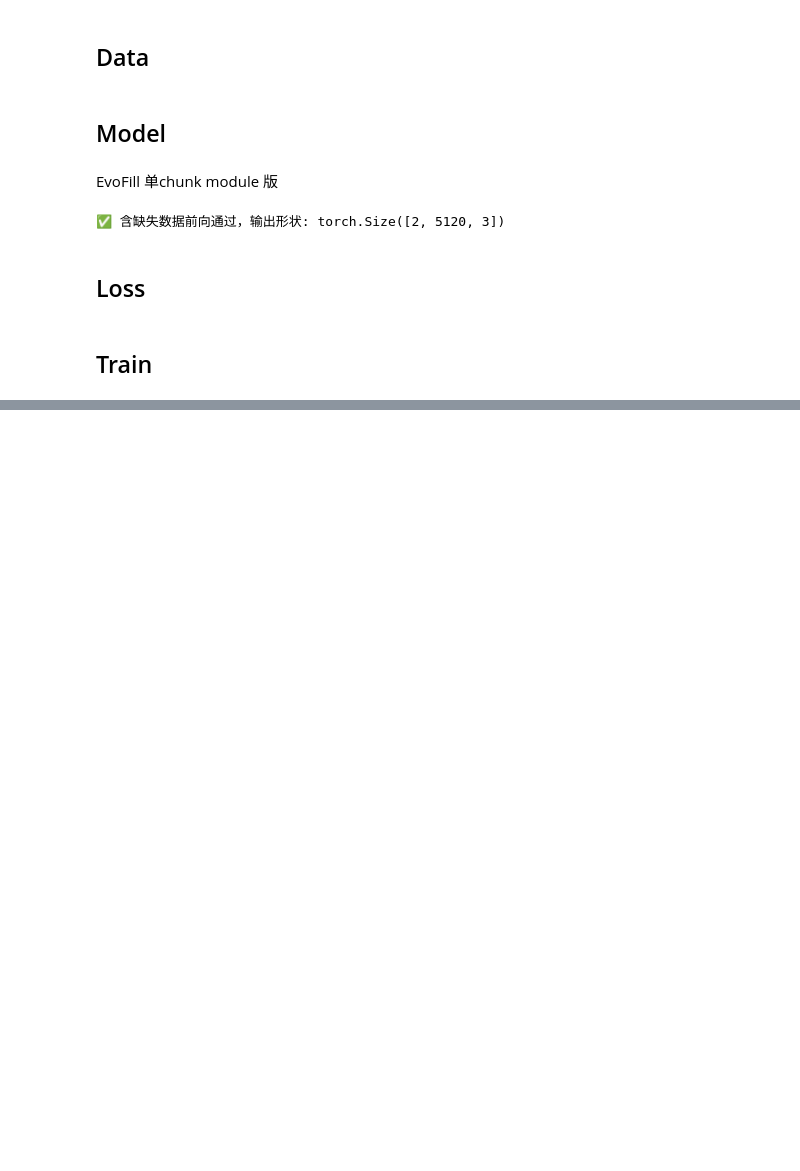
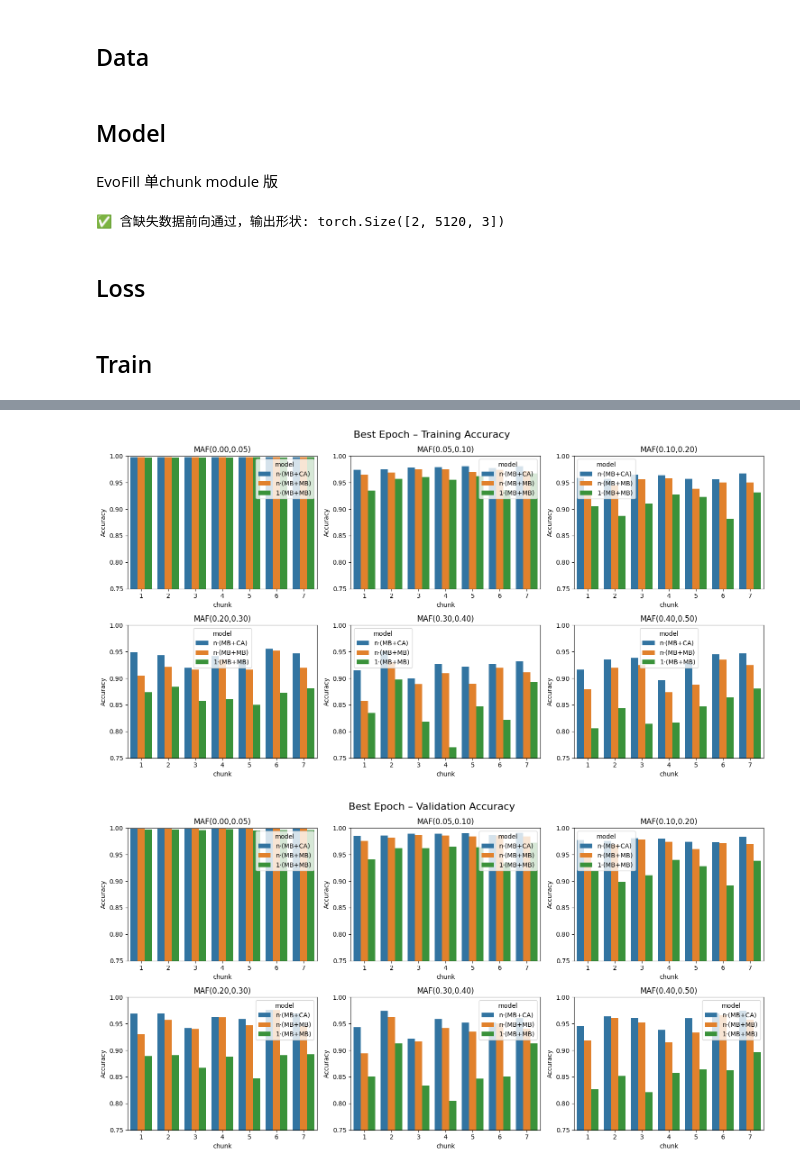
Before and after one commit to MaoLab-CD/EvoFill, a Jupyter notebook: notebook/EvoFill_1004.ipynb, the cells around one changed output, grey strips where cells are left out. Saved outputs shown, nothing was run; the diff lists cells and outputs as text; code cells hidden in the pictures; blank space fills up the shorter version.

```diff
--- a/notebook/EvoFill_1004.ipynb
+++ b/notebook/EvoFill_1004.ipynb
@@ -1433,0 +1633,61 @@ Chunk 1, Epoch 4/100, Train Loss: 164481.6905, Val Loss: 172987.3320
+# %%
+import pandas as pd
+import matplotlib.pyplot as plt
+import seaborn as sns
+
+logs_set = {
+    "n·(MB+CA)": "/home/qmtang/mnt_qmtang/EvoFill/logs/251003.csv",
+    "n·(MB+MB)": "/home/qmtang/mnt_qmtang/EvoFill/logs/251004.csv",
+    "1·(MB+MB)": "/home/qmtang/mnt_qmtang/EvoFill/logs/251005.csv"
+}
+
+dfs = {m: pd.read_csv(p) for m, p in logs_set.items()}
+
+# 2. 每个模型每个 chunk 取最大 epoch 的一行
+best_rows = []
+for m, df in dfs.items():
+    best = df.loc[df.groupby('chunk')['epoch'].idxmax()].copy()
+    best['model'] = m
+    best_rows.append(best)
+best_df = pd.concat(best_rows, ignore_index=True)
+
+maf_cols = [f'maf_{i}_{s}' for i in range(6) for s in ['train', 'val']]
+best_df.loc[best_df['model'] == "1·(MB+MB)", maf_cols] /= 100
+
+maf_labels = [
+    'MAF(0.00,0.05)',
+    'MAF(0.05,0.10)',
+    'MAF(0.10,0.20)',
+    'MAF(0.20,0.30)',
+    'MAF(0.30,0.40)',
+    'MAF(0.40,0.50)'
+]
+
+# ---------- maf_0~5_train ----------
+train_cols = [f'maf_{i}_train' for i in range(6)]
+fig, axes = plt.subplots(2, 3, figsize=(15, 8))
+axes = axes.flatten()
+for i, col in enumerate(train_cols):
+    sns.barplot(data=best_df, x='chunk', y=col, hue='model', ax=axes[i])
+    axes[i].set_ylim(0.75, 1.0)
+    axes[i].set_ylabel('Accuracy')
+    axes[i].set_title(maf_labels[i])
+plt.suptitle('Best Epoch – Training Accuracy', fontsize=16)
+plt.tight_layout()
+plt.show()
+
+# ---------- maf_0~5_val ----------
+val_cols = [f'maf_{i}_val' for i in range(6)]
+fig, axes = plt.subplots(2, 3, figsize=(15, 8))
+axes = axes.flatten()
+for i, col in enumerate(val_cols):
+    sns.barplot(data=best_df, x='chunk', y=col, hue='model', ax=axes[i])
+    axes[i].set_ylim(0.75, 1.0)
+    axes[i].set_ylabel('Accuracy')
+    axes[i].set_title(maf_labels[i])
+plt.suptitle('Best Epoch – Validation Accuracy', fontsize=16)
+plt.tight_layout()
+plt.show()
+# %% [output]
+[figure, added]
+[figure, added]
```
Also changed, not shown: parts of 4 cells of this notebook, 1 other file.
